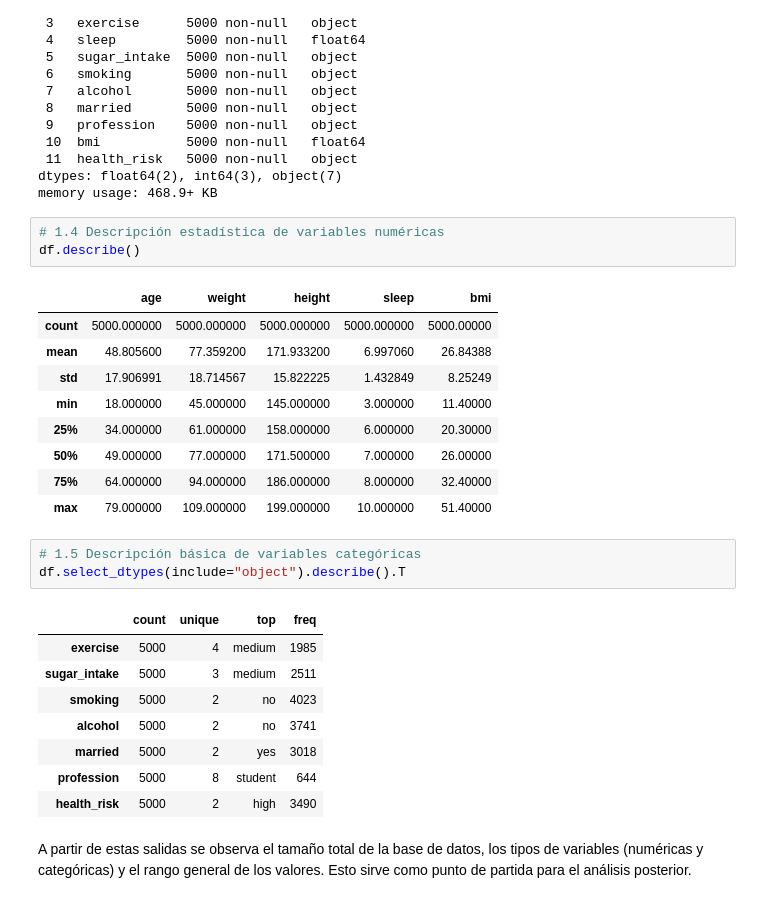
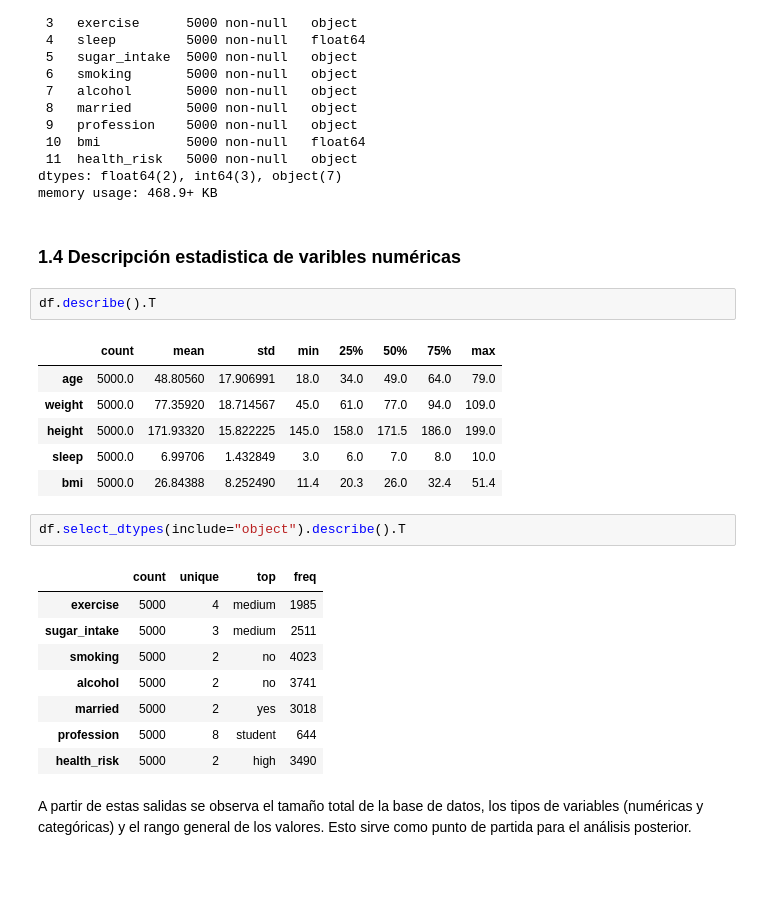
Before and after one commit to DiegoPineda08/PROYECTO-SALUD, a Jupyter notebook: notebooks/Proyecto_Salud.ipynb, the cells around one changed output. Drawn from its saved outputs; the diff is of its cells as text; blank space fills up the shorter version.

```diff
--- a/notebooks/Proyecto_Salud.ipynb
+++ b/notebooks/Proyecto_Salud.ipynb
@@ -59,21 +64,18 @@ Data columns (total 12 columns):
  11  health_risk   5000 non-null   object
 dtypes: float64(2), int64(3), object(7)
 memory usage: 468.9+ KB
+# %% [markdown]
+### 1.4 Descripción estadistica de varibles numéricas
 # %%
-# 1.4 Descripción estadística de variables numéricas
-df.describe()
+df.describe().T
 # %% [output]
-|  | age | weight | height | sleep | bmi |
-| count | 5000.000000 | 5000.000000 | 5000.000000 | 5000.000000 | 5000.00000 |
-| mean | 48.805600 | 77.359200 | 171.933200 | 6.997060 | 26.84388 |
-| std | 17.906991 | 18.714567 | 15.822225 | 1.432849 | 8.25249 |
-| min | 18.000000 | 45.000000 | 145.000000 | 3.000000 | 11.40000 |
-| 25% | 34.000000 | 61.000000 | 158.000000 | 6.000000 | 20.30000 |
-| 50% | 49.000000 | 77.000000 | 171.500000 | 7.000000 | 26.00000 |
-| 75% | 64.000000 | 94.000000 | 186.000000 | 8.000000 | 32.40000 |
-| max | 79.000000 | 109.000000 | 199.000000 | 10.000000 | 51.40000 |
+|  | count | mean | std | min | 25% | 50% | 75% | max |
+| age | 5000.0 | 48.80560 | 17.906991 | 18.0 | 34.0 | 49.0 | 64.0 | 79.0 |
+| weight | 5000.0 | 77.35920 | 18.714567 | 45.0 | 61.0 | 77.0 | 94.0 | 109.0 |
+| height | 5000.0 | 171.93320 | 15.822225 | 145.0 | 158.0 | 171.5 | 186.0 | 199.0 |
+| sleep | 5000.0 | 6.99706 | 1.432849 | 3.0 | 6.0 | 7.0 | 8.0 | 10.0 |
+| bmi | 5000.0 | 26.84388 | 8.252490 | 11.4 | 20.3 | 26.0 | 32.4 | 51.4 |
 # %%
-# 1.5 Descripción básica de variables categóricas
 df.select_dtypes(include="object").describe().T
 # %% [output]
 |  | count | unique | top | freq |
```
Also changed, not shown: parts of 17 cells of this notebook.
